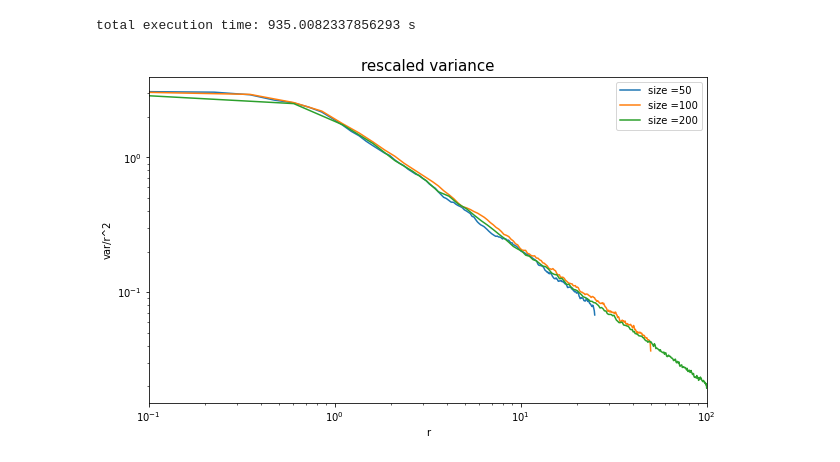
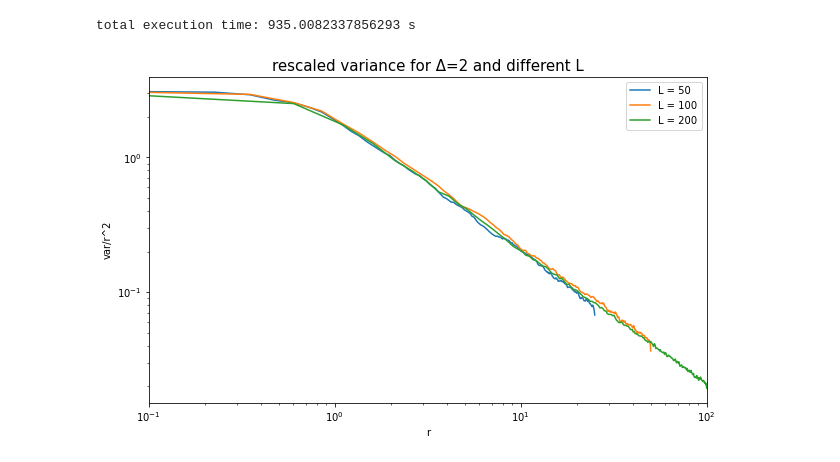
Before and after one commit to DLEthem/ELVIOT, a Jupyter notebook: final version/Numerical_HW1_Question2.ipynb, the cells around one changed output. Drawn from its saved outputs; the diff is of its cells as text; code cells hidden in the pictures.

```diff
--- a/final version/Numerical_HW1_Question2.ipynb
+++ b/final version/Numerical_HW1_Question2.ipynb
@@ -151,20 +151,22 @@ print("total execution time: " + str(total1) + " s")
 total execution time: 934.7271862030029 s
 # %%
 #plot the results in log-log scale
+size = 100
+Δ=[1, 2, 3, 4, 5]
 plt.figure(figsize=(10, 6))
 ax = plt.subplot(111)
-plt.xlim(0.1, 100)
+plt.xlim(0.1, 50)
 
 for i in range(len(Δ)):
-    plt.plot(radius[i], arrays_var1[i], label = 'Δ =' + str(Δ[i]))
+    plt.plot(radius[i], arrays_var1[i], label = 'Δ = ' + str(Δ[i]))
     plt.xscale('log')
     plt.yscale('log')
 
-x = np.linspace(1, 100, 1000)
-plt.plot(x,0.457648/x)
-plt.title('rescaled variance', fontsize=15)
+x = np.linspace(1, 50, 100)
+plt.plot(x,0.457648/x, label = '0.457648/r')
+plt.title('rescaled variance as a function of different Δ ', fontsize=15)
 plt.xlabel('r')
 plt.ylabel('var/r^2')
 plt.legend()
-plt.show()
+plt.savefig("variance_delta.png")
 # %% [output]
@@ -195,21 +197,23 @@ print("total execution time: " + str(total2) + " s")
 total execution time: 935.0082337856293 s
 # %%
 #plot the results in log-log scale
+size = [50,100,200]
+Δ = 2
 plt.figure(figsize=(10, 6))
 ax = plt.subplot(111)
 plt.xlim(0.1, 100)
 
 for i in range(len(size)):
-    plt.plot(radius2[i], arrays_var2[i], label = 'size =' + str(size[i]))
+    plt.plot(radius2[i], arrays_var2[i], label = 'L = ' + str(size[i]))
     plt.xscale('log')
     plt.yscale('log')
 
 x = np.linspace(1, 100, 1000)
 #plt.plot(x,0.457648/x)
-plt.title('rescaled variance', fontsize=15)
+plt.title('rescaled variance for Δ=2 and different L', fontsize=15)
 plt.xlabel('r')
 plt.ylabel('var/r^2')
 plt.legend()
-plt.show()
+plt.savefig("variance_delta2.png")
 # %% [output]
-[figure, old version]
+[figure, new version]
```
Also changed, not shown: parts of 1 cell of this notebook, 2 other files.
